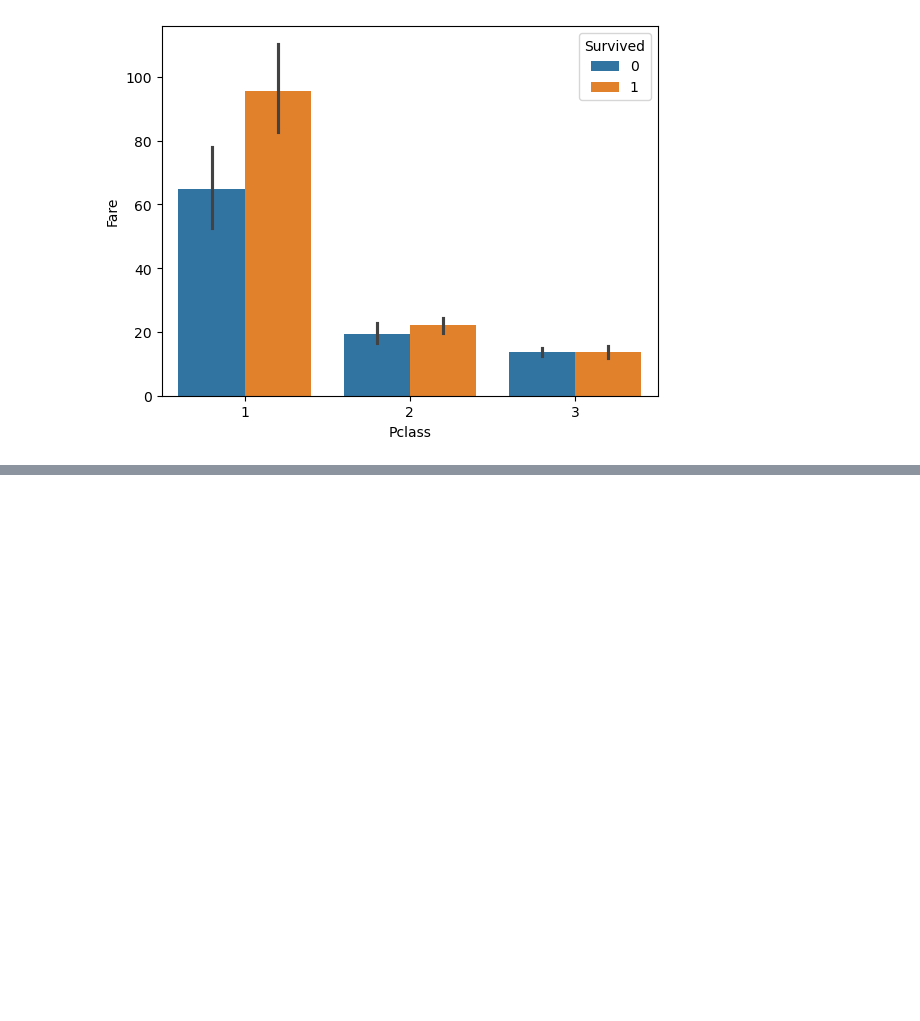
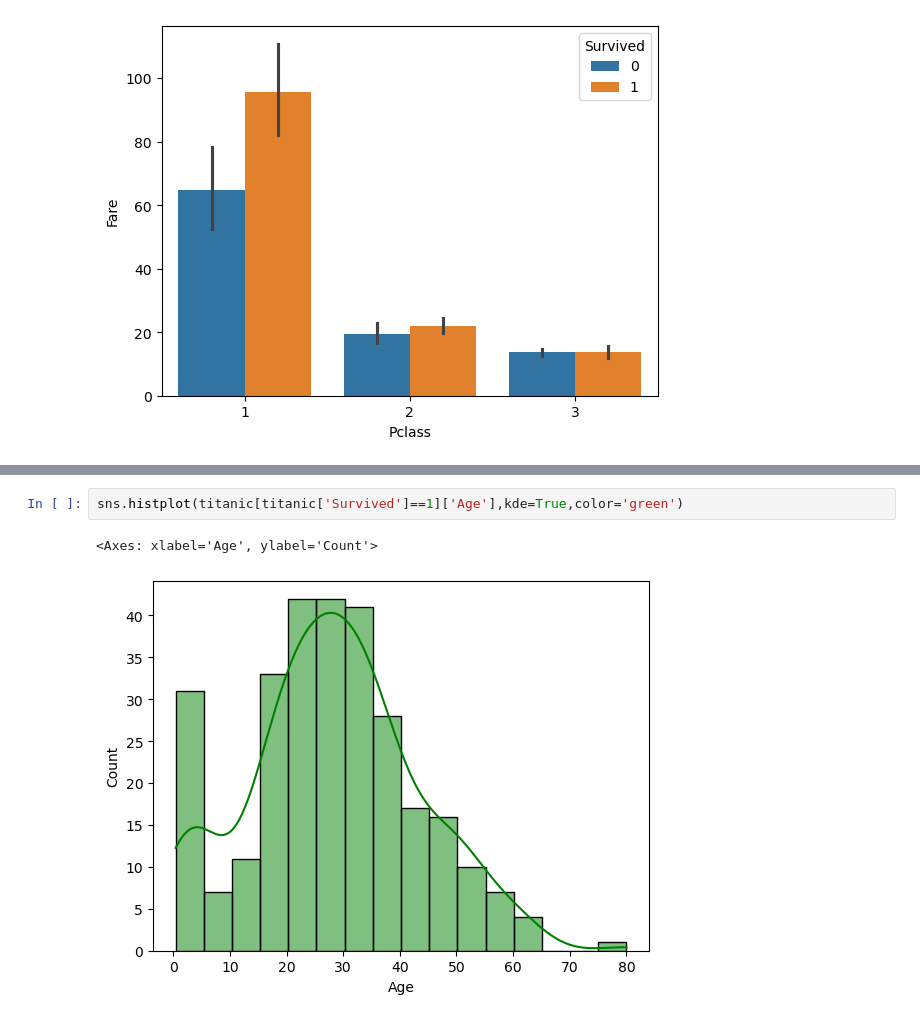
Before and after one commit to tanvir-sec15/Machine_Learning, a Jupyter notebook: Multivariate Analysis.ipynb, the cells around one changed output, grey strips where cells are left out. Saved outputs shown, nothing was run; the diff lists cells and outputs as text; blank space fills up the shorter version.

```diff
--- a/Multivariate Analysis.ipynb
+++ b/Multivariate Analysis.ipynb
@@ -51,0 +66,5 @@ sns.barplot(x='Pclass',y='Fare',data=titanic,hue='Survived')
+# %%
+sns.histplot(titanic[titanic['Survived']==1]['Age'],kde=True,color='green')
+# %% [output]
+<Axes: xlabel='Age', ylabel='Count'>
+[figure, added]
```
Also changed, not shown: parts of 12 cells of this notebook, 6 other files.
